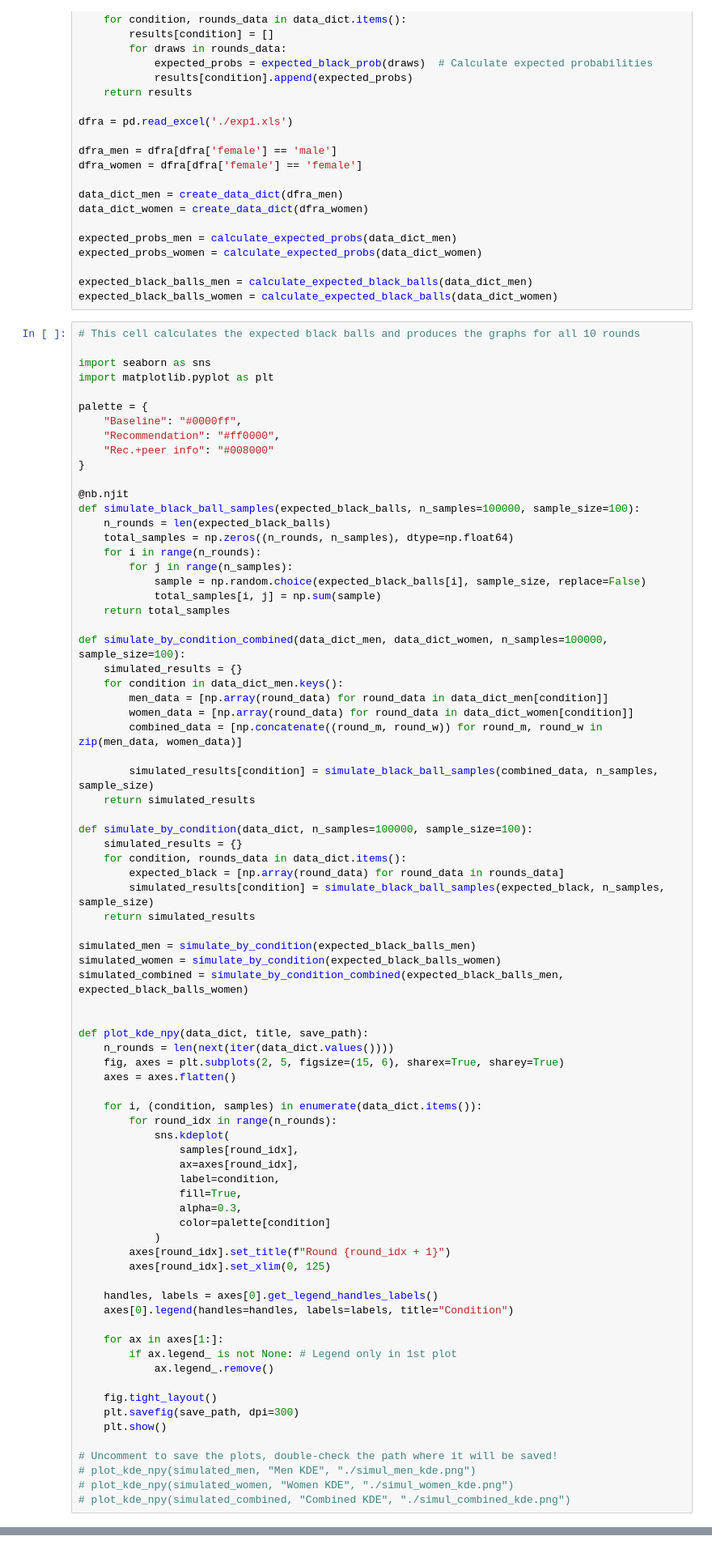
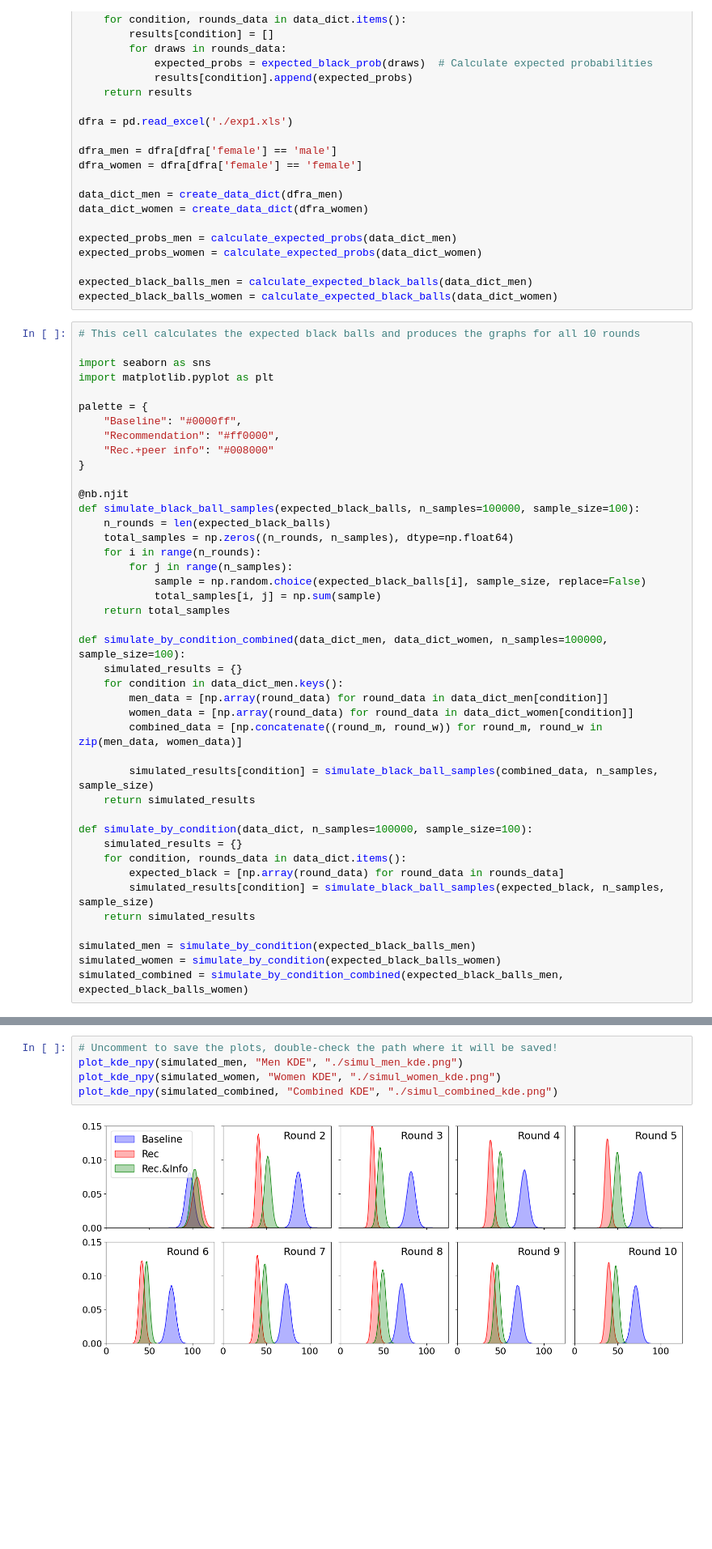
Before and after one commit to ncerutti/gender_compliance_paper, a Jupyter notebook: gender_and_compliance.ipynb, the cells around one changed output, grey strips where cells are left out. Shown at 81% size. Cells and saved outputs as stored; diff of their text form; blank space fills up the shorter version.

Commit message:
update figures

```diff
--- a/gender_and_compliance.ipynb
+++ b/gender_and_compliance.ipynb
@@ -116,38 +116,3 @@ def simulate_by_condition(data_dict, n_samples=100000, sample_size=100):
 simulated_men = simulate_by_condition(expected_black_balls_men)
 simulated_women = simulate_by_condition(expected_black_balls_women)
 simulated_combined = simulate_by_condition_combined(expected_black_balls_men, expected_black_balls_women)
-
-
-def plot_kde_npy(data_dict, title, save_path):
-    n_rounds = len(next(iter(data_dict.values())))
-    fig, axes = plt.subplots(2, 5, figsize=(15, 6), sharex=True, sharey=True)
-    axes = axes.flatten()
-
-    for i, (condition, samples) in enumerate(data_dict.items()):
-        for round_idx in range(n_rounds):
-            sns.kdeplot(
-                samples[round_idx],
-                ax=axes[round_idx],
-                label=condition,
-                fill=True,
-                alpha=0.3,
-                color=palette[condition]
-            )
-        axes[round_idx].set_title(f"Round {round_idx + 1}")
-        axes[round_idx].set_xlim(0, 125)
-
-    handles, labels = axes[0].get_legend_handles_labels()
-    axes[0].legend(handles=handles, labels=labels, title="Condition")
-
-    for ax in axes[1:]:
-        if ax.legend_ is not None: # Legend only in 1st plot
-            ax.legend_.remove()
-
-    fig.tight_layout()
-    plt.savefig(save_path, dpi=300)
-    plt.show()
-
-# Uncomment to save the plots, double-check the path where it will be saved!
-# plot_kde_npy(simulated_men, "Men KDE", "./simul_men_kde.png")
-# plot_kde_npy(simulated_women, "Women KDE", "./simul_women_kde.png")
-# plot_kde_npy(simulated_combined, "Combined KDE", "./simul_combined_kde.png")
@@ -157,0 +172,7 @@ def plot_kde_npy(data_dict, title, save_path):
+# %%
+# Uncomment to save the plots, double-check the path where it will be saved!
+plot_kde_npy(simulated_men, "Men KDE", "./simul_men_kde.png")
+plot_kde_npy(simulated_women, "Women KDE", "./simul_women_kde.png")
+plot_kde_npy(simulated_combined, "Combined KDE", "./simul_combined_kde.png")
+# %% [output]
+[figure, added]
```
Also changed, not shown: parts of 4 cells of this notebook.
